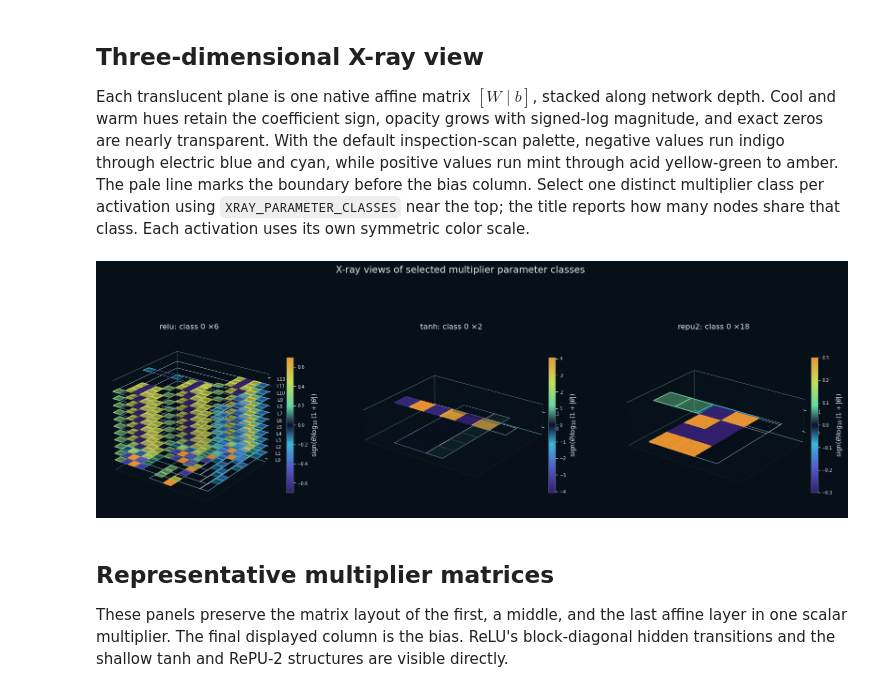
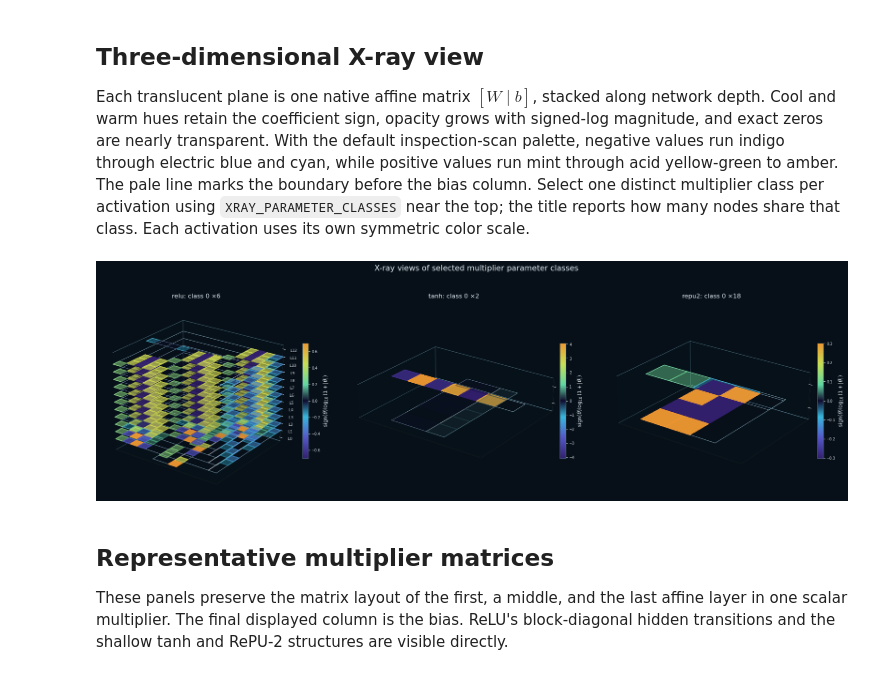
Before and after one commit to ndexter/neural-polynomial-emulation, a Jupyter notebook: notebooks/feedforward_weight_structure.ipynb, the cells around one changed output. Cells and saved outputs as stored; diff of their text form; code cells hidden in the pictures.

Commit message:
Fixed layout warning

```diff
--- a/notebooks/feedforward_weight_structure.ipynb
+++ b/notebooks/feedforward_weight_structure.ipynb
@@ -170,9 +170,16 @@ def plot_native_gallery(product, model, *, nonzero_mask):
         len(groups), columns,
         figsize=(figure_width, figure_height),
         squeeze=False,
-        layout="constrained",
     )
     fig.patch.set_facecolor(FIGURE_BACKGROUND)
+    fig.subplots_adjust(
+        left=0.06,
+        right=0.98 if nonzero_mask else 0.93,
+        bottom=0.04,
+        top=0.90,
+        wspace=0.08,
+        hspace=0.12,
+    )
     coefficient_colormap = parameter_colormap()
     mask_colormap = sparsity_colormap()
     transformed_matrices = [
@@ -454,26 +461,27 @@ reports how many nodes share that class. Each activation uses its own symmetric
 color scale.
 # %%
 if SHOW_XRAY_3D:
-    fig = plt.figure(
-        figsize=(21, 7), facecolor=FIGURE_BACKGROUND, layout="constrained"
+    fig = plt.figure(figsize=(21, 7), facecolor=FIGURE_BACKGROUND)
+    fig.subplots_adjust(
+        left=0.02, right=0.98, bottom=0.06, top=0.86, wspace=0.08
     )
     for column, product in enumerate(PRODUCTS):
         axis = fig.add_subplot(1, len(PRODUCTS), column + 1, projection="3d")
         mappable = draw_xray(
             axis, product, models[product], XRAY_PARAMETER_CLASSES[product]
         )
         colorbar = fig.colorbar(mappable, ax=axis, shrink=0.55, pad=0.04)
         colorbar.set_label(r"sign$(\theta)\log_{10}(1+|\theta|)$")
         style_inspection_colorbar(colorbar)
         colorbar.ax.tick_params(labelsize=7)
     fig.suptitle(
         "X-ray views of selected multiplier parameter classes",
         color=FIGURE_INK,
         fontsize=15,
     )
     plt.show()
 # %% [output]
-[figure, old version]
+[figure, new version]
 # %% [markdown]
 ## Representative multiplier matrices
 
```
Also changed, not shown: parts of 1 cell of this notebook, 1 other file.
